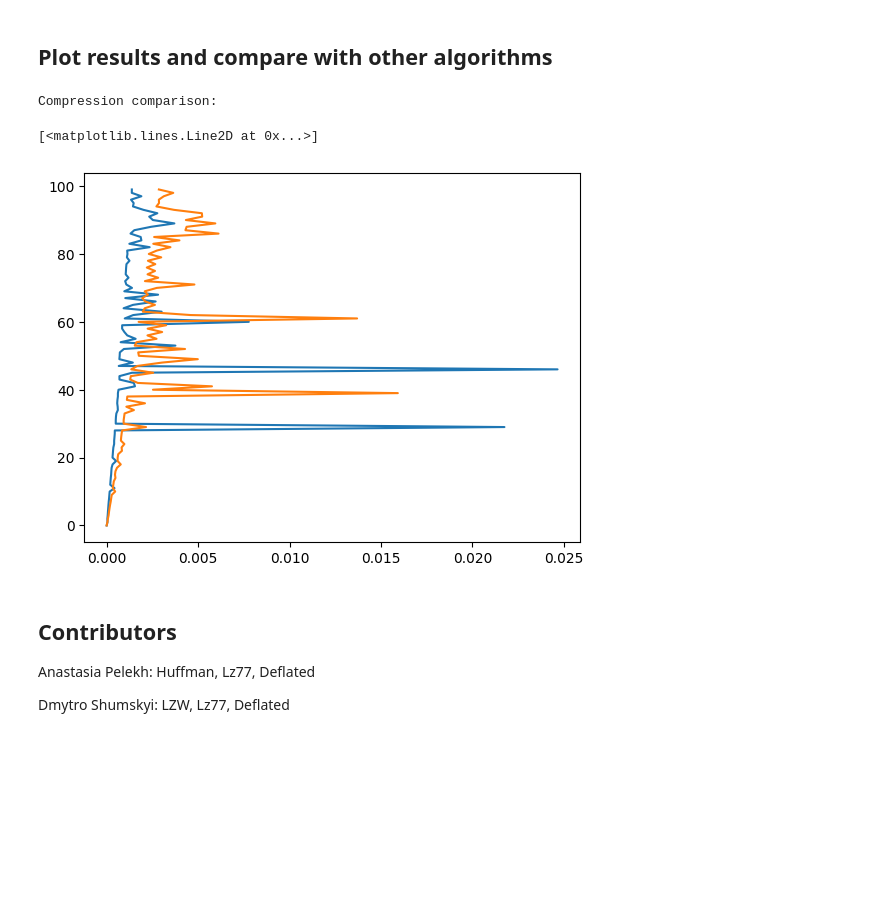
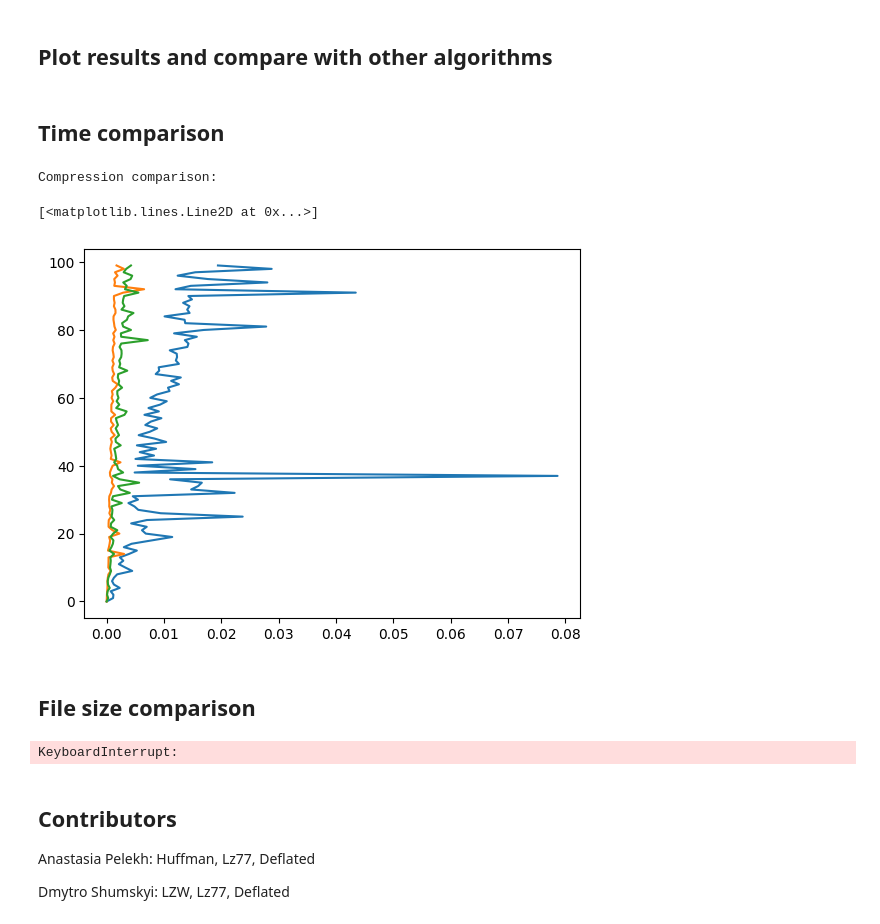
Before and after one commit to DmShums/compression_algorithms, a Jupyter notebook: compressed_algorithms.ipynb, the cells around one changed output. Cells and saved outputs as stored; diff of their text form; code cells hidden in the pictures; blank space fills up the shorter version.

```diff
--- a/compressed_algorithms.ipynb
+++ b/compressed_algorithms.ipynb
@@ -463,32 +453,65 @@ import timeit
+# %% [markdown]
+## Time comparison
 # %%
 # read file
 with open('test.txt', 'r', encoding="utf-8") as file:
     data = file.read()
 
-# time comparison
 # compress
 print('Compression comparison:')
 
 x_time_huffman = []
 x_time_lz77 = []
 x_time_lzw = []
 y_time = list(range(100))
 
 
 # times to run
 for repeats in range(100):
-    # x_time_huffman.append(timeit.timeit(lambda: Huffman('example.txt').encode_huffman(), number = repeats))
+    x_time_huffman.append(timeit.timeit(lambda: Huffman('test.txt').encode_huffman(), number = repeats))
     x_time_lz77.append(timeit.timeit(lambda: lz77(data).lz77_encode(), number = repeats))
     x_time_lzw.append(timeit.timeit(lambda: LZW().lzw_compress(data), number = repeats))
 
 
-# plt.plot(x_time_huffman, y_time)
+plt.plot(x_time_huffman, y_time)
 plt.plot(x_time_lz77, y_time)
 plt.plot(x_time_lzw, y_time)
 # %% [output]
 Compression comparison:
 [<matplotlib.lines.Line2D at 0x...>]
-[figure, old version]
+[figure, new version]
+# %% [markdown]
+## File size comparison
+# %%
+def read_file(file_name):
+    """Read file"""
+    with open(file_name, 'r', encoding="utf-8") as file:
+        data = file.read()
+
+    # huffman size
+    huffman_algorithm = Huffman(file_name).encode_huffman()
+    huffman_algorithm = [huffman_algorithm[i:i+8] for i in range(0, len(huffman_algorithm), 8)]
+    huffman_algorithm = sys.getsizeof("".join([str(int(i, 2)) for i in huffman_algorithm]))
+
+    # lz77
+    lz77_algorithm = lz77(data).lz77_encode()
+    lz77_algorithm = "".join([str(j) if j is not None else '' for i in lz77_algorithm for j in i])
+    lz77_algorithm = sys.getsizeof(lz77_algorithm)
+
+    # print(lz77_algorithm)
+    print(sys.getsizeof(data))
+    print(huffman_algorithm)
+    print(lz77_algorithm)
+
+# read_file('witcher.txt')
+
+string_to_transform = '0101011'
+bytes_object = bytes(string_to_transform, 'utf-8')
+# print(sys.getsizeof(bytes_object))
+# print(sys.getsizeof(int(string_to_transform, 2)))
+# print(sys.getsizeof('0101011'))
+# %% [output]
+KeyboardInterrupt:
 # %% [markdown]
 ## Contributors
 
```
Also changed, not shown: parts of 5 cells of this notebook, 2 other files.
